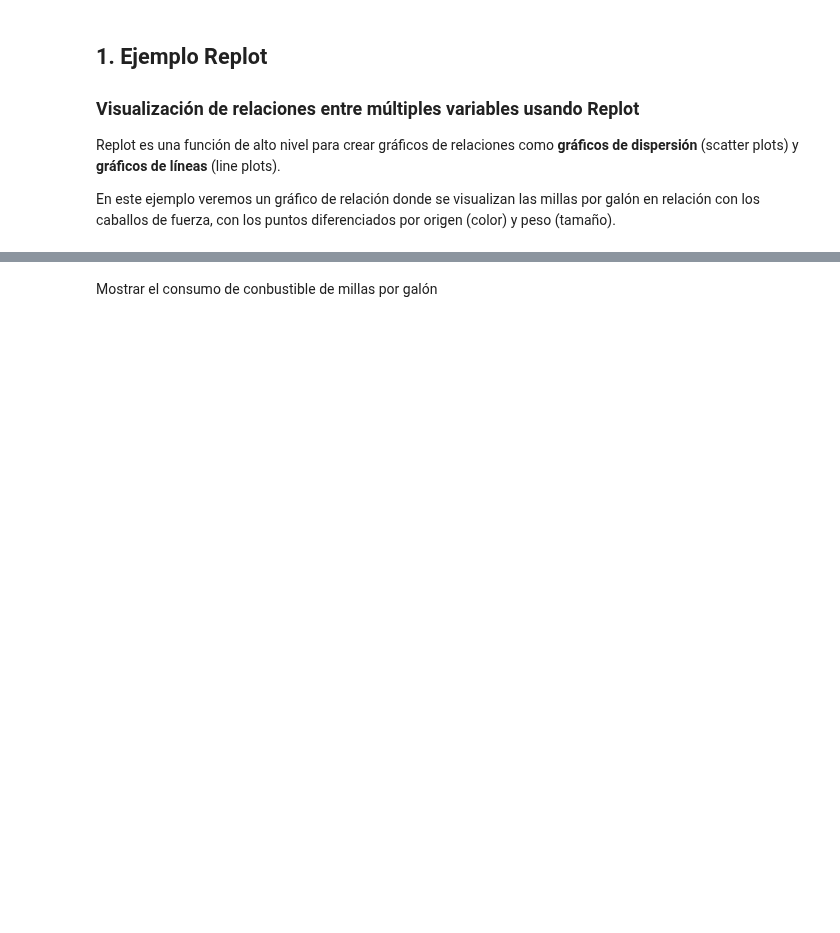
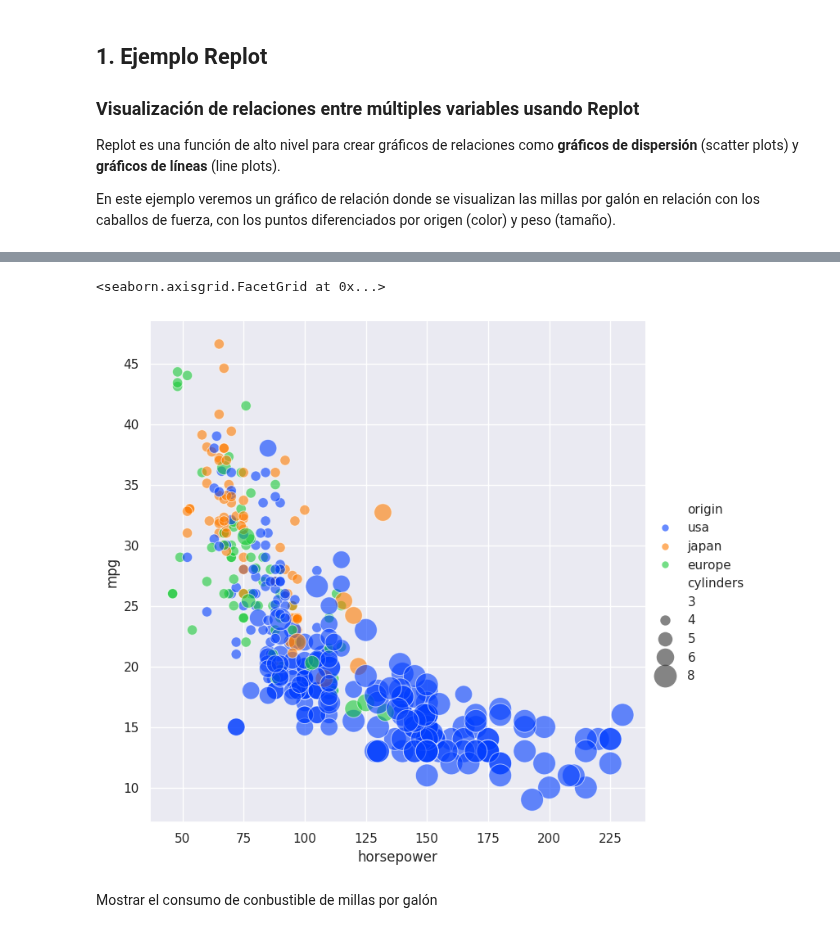
Before and after one commit to mpintoponce/python_utec, a Jupyter notebook: Modulo03:Visualizacion_de_Datos/05.Sesión_5_Ejemplos.ipynb, the cells around one changed output, grey strips where cells are left out. Cells and saved outputs as stored; diff of their text form; code cells hidden in the pictures; blank space fills up the shorter version.

```diff
--- a/Modulo03:Visualizacion_de_Datos/05.Sesión_5_Ejemplos.ipynb
+++ b/Modulo03:Visualizacion_de_Datos/05.Sesión_5_Ejemplos.ipynb
@@ -164,3 +206,16 @@ mpg
+# %%
+sns.set_theme(style="darkgrid")
+sns.relplot(x="horsepower", y="mpg", data = mpg, hue="origin", size = "cylinders", sizes = (0,400), alpha = 0.6, palette = "bright", height = 7)
+
+# Alpha mas cercado a 0 hay transparencia, mas cercano a 1 es nada transparente
+# Sizes : Tamaño de las bolitas
+# Palette: Cambia el tema de los colores, paleta de colores.
+# height: Tamaño del gráfico
+###            size="weight", sizes=(40, 400), alpha=.8,
+#            palette="pastel", height=6, data=mpg)
+# %% [output]
+<seaborn.axisgrid.FacetGrid at 0x...>
+[figure, added]
 # %% [markdown]
 Mostrar el consumo de conbustible de millas por galón
 # %%
```
Also changed, not shown: parts of 9 cells of this notebook.
